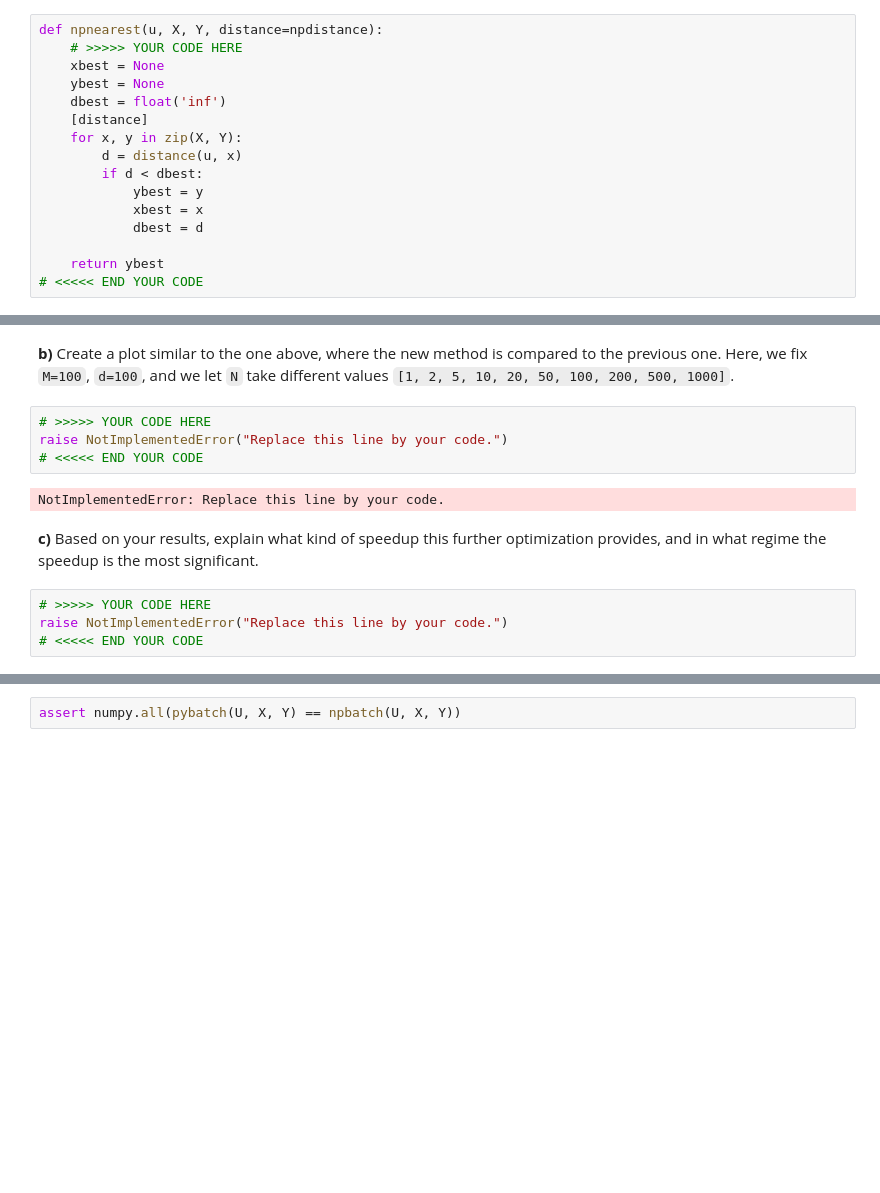
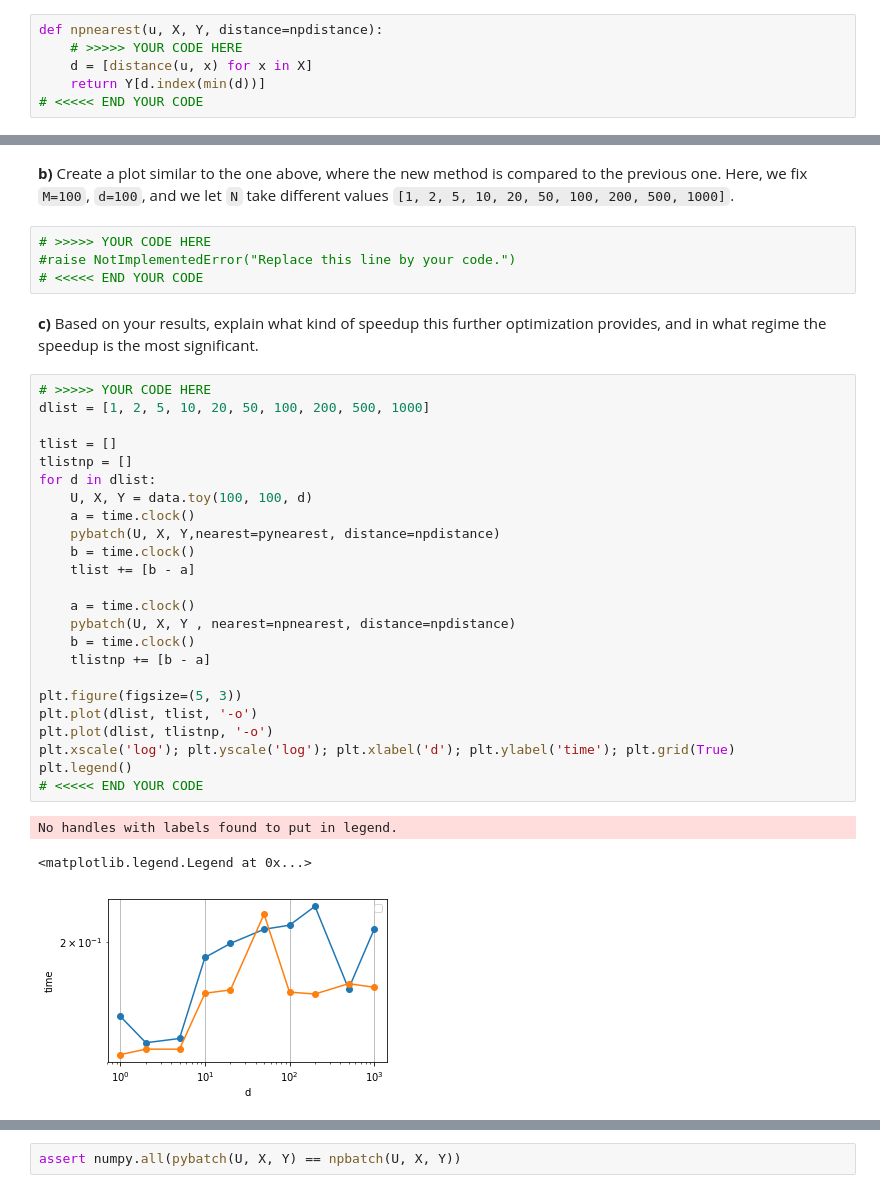
Before and after one commit to thnake/mlpy, a Jupyter notebook: ex2/sheet2.ipynb, the cells around one changed output, grey strips where cells are left out. Drawn from its saved outputs; the diff is of its cells as text; blank space fills up the shorter version.

```diff
--- a/ex2/sheet2.ipynb
+++ b/ex2/sheet2.ipynb
@@ -177,18 +177,8 @@ Motivated by the success of the `numpy` optimized distance computation, we would
 # %%
 def npnearest(u, X, Y, distance=npdistance):
     # >>>>> YOUR CODE HERE
-    xbest = None
-    ybest = None
-    dbest = float('inf')
-    [distance]
-    for x, y in zip(X, Y):
-        d = distance(u, x)
-        if d < dbest:
-            ybest = y
-            xbest = x
-            dbest = d
-
-    return ybest
+    d = [distance(u, x) for x in X]
+    return Y[d.index(min(d))]
 # <<<<< END YOUR CODE
 # %%
 # Verify your function
@@ -197,16 +187,38 @@ assert pybatch(U, X, Y, nearest=pynearest) == pybatch(U, X, Y, nearest=npnearest
 **b)** Create a plot similar to the one above, where the new method is compared to the previous one. Here, we fix `M=100`, `d=100`, and we let `N` take different values `[1, 2, 5, 10, 20, 50, 100, 200, 500, 1000]`.
 # %%
 # >>>>> YOUR CODE HERE
-raise NotImplementedError("Replace this line by your code.")
+#raise NotImplementedError("Replace this line by your code.")
 # <<<<< END YOUR CODE
-# %% [output]
-NotImplementedError: Replace this line by your code.
 # %% [markdown]
 **c)** Based on your results, explain what kind of speedup this further optimization provides, and in what regime the speedup is the most significant.
-# %%
-# >>>>> YOUR CODE HERE
-raise NotImplementedError("Replace this line by your code.")
-# <<<<< END YOUR CODE
+# %%
+# >>>>> YOUR CODE HERE
+dlist = [1, 2, 5, 10, 20, 50, 100, 200, 500, 1000]
+
+tlist = []
+tlistnp = []
+for d in dlist:
+    U, X, Y = data.toy(100, 100, d)
+    a = time.clock()
+    pybatch(U, X, Y,nearest=pynearest, distance=npdistance)
+    b = time.clock()
+    tlist += [b - a]
+
+    a = time.clock()
+    pybatch(U, X, Y , nearest=npnearest, distance=npdistance)
+    b = time.clock()
+    tlistnp += [b - a]
+
+plt.figure(figsize=(5, 3))
+plt.plot(dlist, tlist, '-o')
+plt.plot(dlist, tlistnp, '-o')
+plt.xscale('log'); plt.yscale('log'); plt.xlabel('d'); plt.ylabel('time'); plt.grid(True)
+plt.legend()
+# <<<<< END YOUR CODE
+# %% [output]
+No handles with labels found to put in legend.
+<matplotlib.legend.Legend at 0x...>
+[figure, added]
 # %% [markdown]
 ## 3. Accelerating the processing of multiple test points (25 P)
 
```
Also changed, not shown: parts of 15 cells of this notebook.
